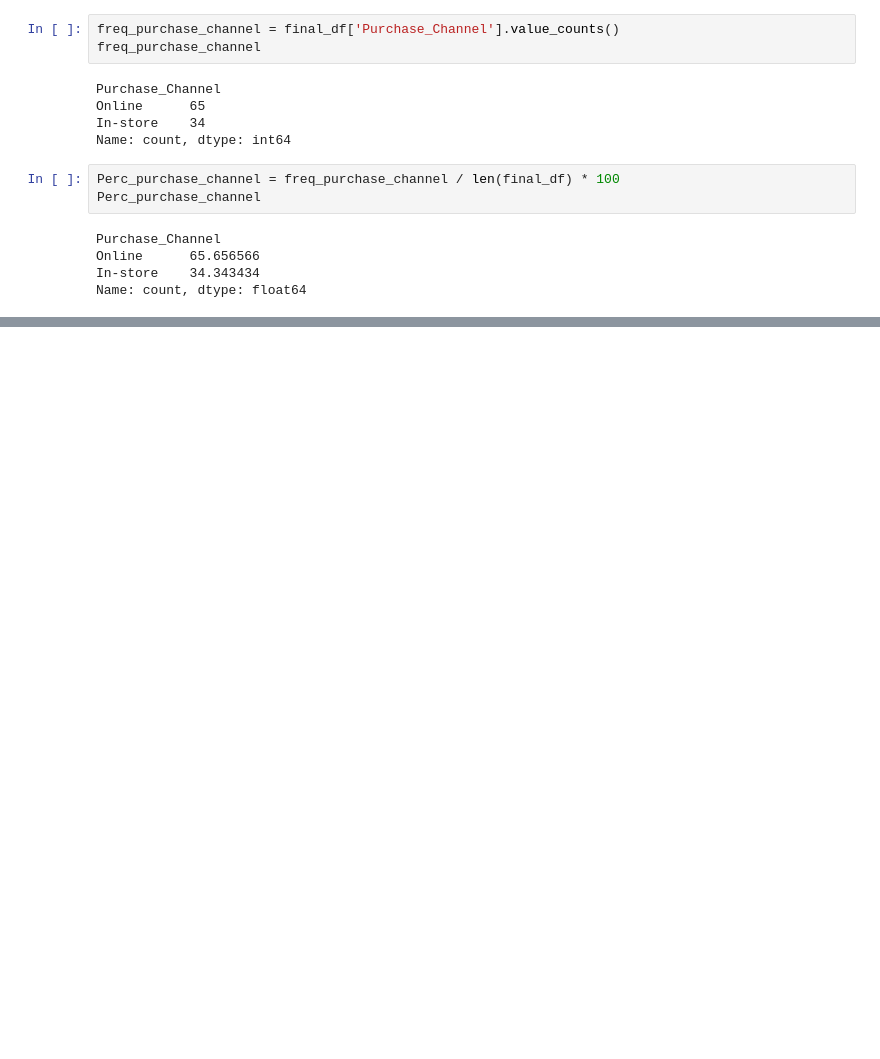
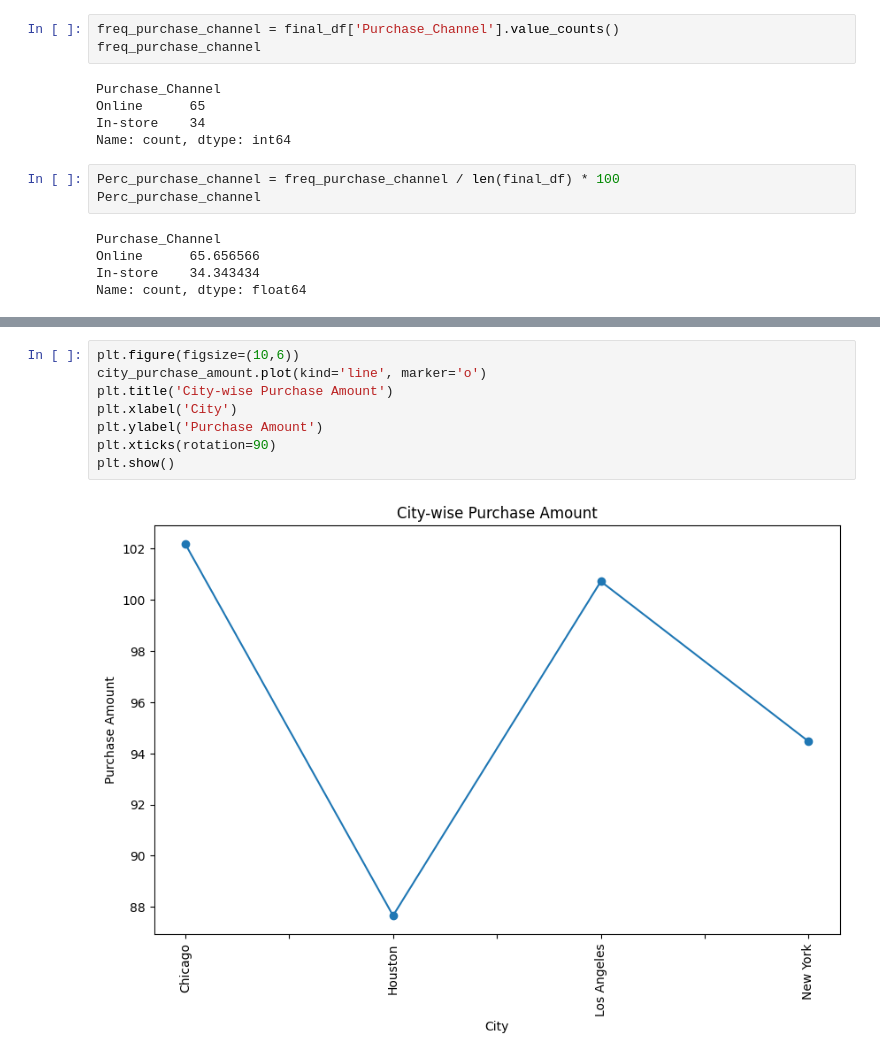
Before and after one commit to tezendra71/DataSciencett, a Jupyter notebook: Projects/E_Com/Full code/E_Com.ipynb, the cells around one changed output, grey strips where cells are left out. Cells and saved outputs as stored; diff of their text form; blank space fills up the shorter version.

```diff
--- a/Projects/E_Com/Full code/E_Com.ipynb
+++ b/Projects/E_Com/Full code/E_Com.ipynb
@@ -274,0 +340,10 @@ cross_tab
+# %%
+plt.figure(figsize=(10,6))
+city_purchase_amount.plot(kind='line', marker='o')
+plt.title('City-wise Purchase Amount')
+plt.xlabel('City')
+plt.ylabel('Purchase Amount')
+plt.xticks(rotation=90)
+plt.show()
+# %% [output]
+[figure, added]
```
Also changed, not shown: parts of 34 cells of this notebook, 8 other files.
